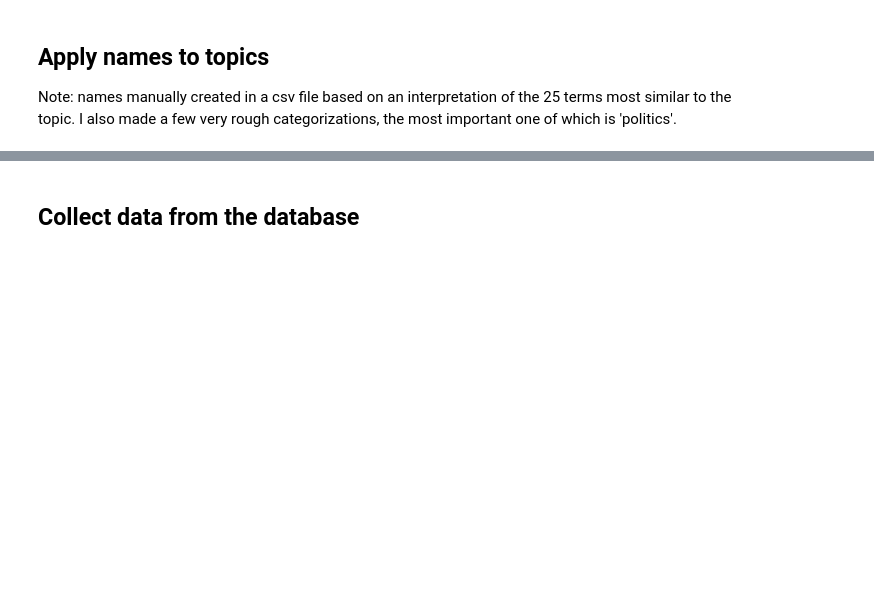
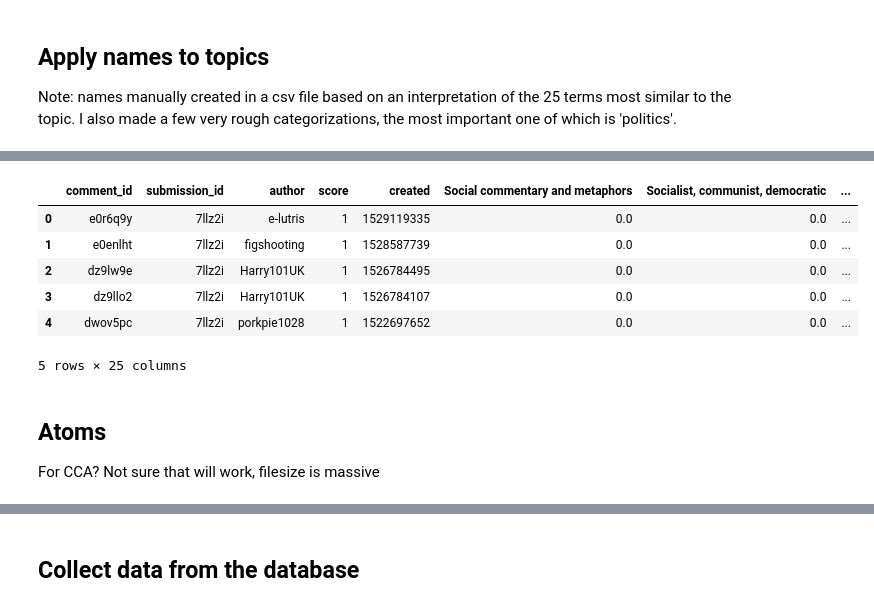
Before and after one commit to jarikstam/rmss_thesis, a Jupyter notebook: 4c_exploring_topics.ipynb, the cells around one changed output, grey strips where cells are left out. Saved outputs shown, nothing was run; the diff lists cells and outputs as text; code cells hidden in the pictures; blank space fills up the shorter version.

```diff
--- a/4c_exploring_topics.ipynb
+++ b/4c_exploring_topics.ipynb
@@ -85,0 +118,6 @@ comments = pd.read_csv(comments_file, sep=';')
+# %%
+comments = pd.merge(comments, twitter, on="Date", how="left")
+# %%
+tmdb = pd.read_csv(submissions_tmdb_file, sep=";")
+# %%
+tmdb_min = tmdb[['submission_id','film_title','sexism_keywords','racism_keywords','vote_average','vote_count']]
@@ -85,0 +133,12 @@ comments = pd.read_csv(comments_file, sep=';')
+# %%
+comments = pd.merge(comments, tmdb_min, on="submission_id", how="left")
+# %%
+comments.head()
+# %% [output]
+|  | comment_id | submission_id | author | score | created | Social commentary and metaphors | Socialist, communist, democratic | ... |
+| 0 | e0r6q9y | 7llz2i | e-lutris | 1 | 1529119335 | 0.0 | 0.0 | ... |
+| 1 | e0enlht | 7llz2i | figshooting | 1 | 1528587739 | 0.0 | 0.0 | ... |
+| 2 | dz9lw9e | 7llz2i | Harry101UK | 1 | 1526784495 | 0.0 | 0.0 | ... |
+| 3 | dz9llo2 | 7llz2i | Harry101UK | 1 | 1526784107 | 0.0 | 0.0 | ... |
+| 4 | dwov5pc | 7llz2i | porkpie1028 | 1 | 1522697652 | 0.0 | 0.0 | ... |
+5 rows × 25 columns
@@ -85,0 +147,3 @@ comments = pd.read_csv(comments_file, sep=';')
+# %% [markdown]
+## Atoms
+For CCA? Not sure that will work, filesize is massive
```
Also changed, not shown: parts of 38 cells of this notebook, 7 other files.
